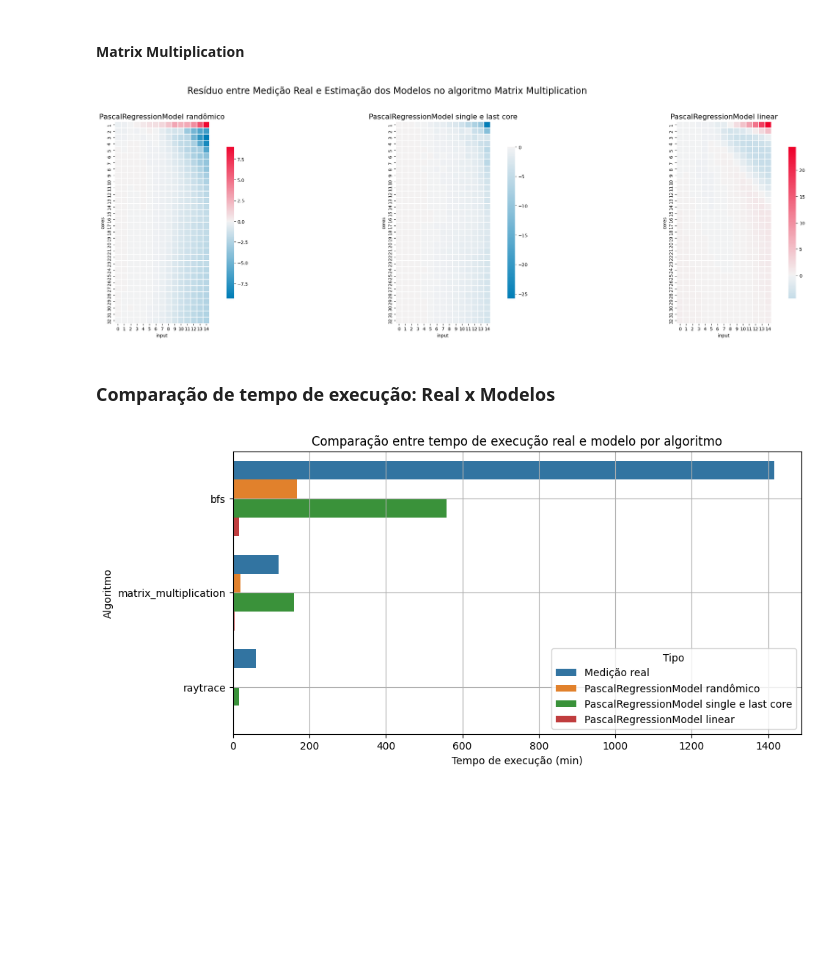
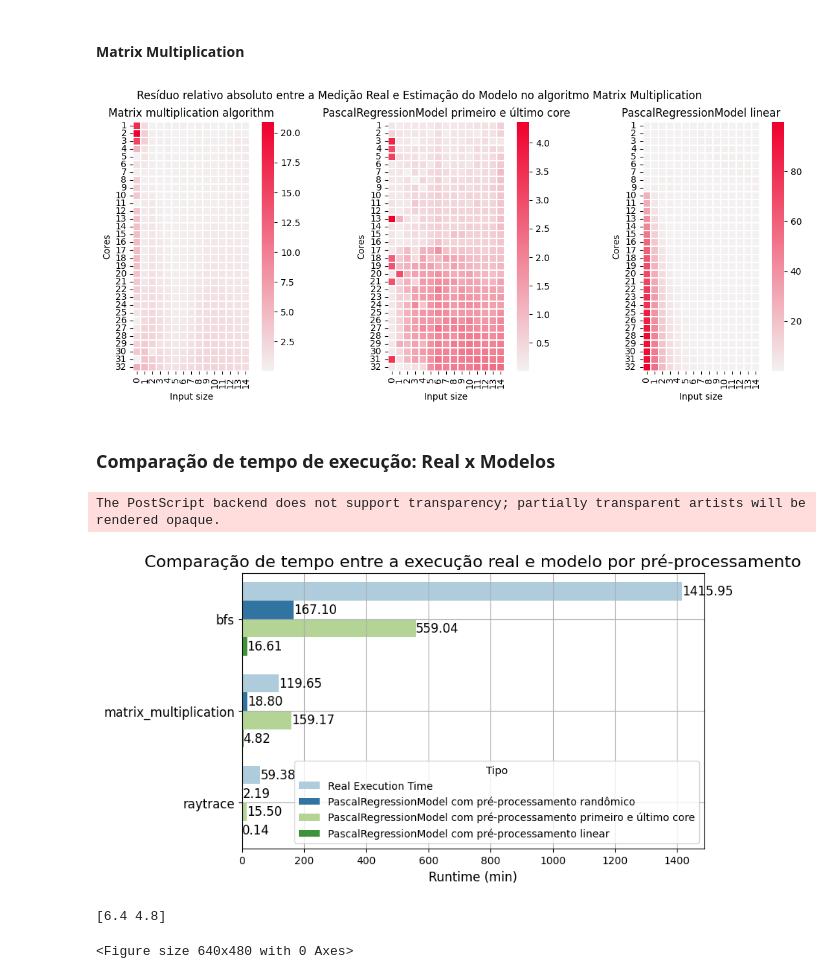
Before and after one commit to matheusslr/pascal-model-tcc, a Jupyter notebook: results_visualization.ipynb, the cells around one changed output. Cells and saved outputs as stored; diff of their text form; code cells hidden in the pictures; blank space fills up the shorter version.

```diff
--- a/results_visualization.ipynb
+++ b/results_visualization.ipynb
@@ -51,6 +51,8 @@ def merge_real_estimated(df, df_real):
 
         merged_df = pd.merge(df_real_aux, df_aux_grouped, on=['cores', 'input'], suffixes=('_real', '_random'))
         merged_df['exec_time_diff'] = merged_df['exec_time_real'] - merged_df['exec_time_random']
+        merged_df['erro_relativo'] = merged_df['exec_time_diff'] / merged_df['exec_time_real']
+        merged_df['erro_relativo_absoluto'] = abs(merged_df['exec_time_diff']) / abs(merged_df['exec_time_real'])
 
         merged_df_final = pd.concat([merged_df_final, merged_df])
 
@@ -272,15 +276,15 @@ plt.show()
 #### Matrix Multiplication
 # %%
 random_mm = merged_random_model[merged_random_model['algorithm'] == 'matrix_multiplication']
-pivot_random_mm = random_mm.pivot(index='cores', columns='input', values='exec_time_diff')
+pivot_random_mm = random_mm.pivot(index='cores', columns='input', values='erro_relativo_absoluto')
 
 merged_single_last_model = merge_real_estimated(df_model_single_last, df_real)
 single_last_mm = merged_single_last_model[merged_single_last_model['algorithm'] == 'matrix_multiplication']
-pivot_single_last_mm = single_last_mm.pivot(index='cores', columns='input', values='exec_time_diff')
+pivot_single_last_mm = single_last_mm.pivot(index='cores', columns='input', values='erro_relativo_absoluto')
 
 merged_liner_model = merge_real_estimated(df_model, df_real)
 linear_mm = merged_liner_model[merged_liner_model['algorithm'] == 'matrix_multiplication']
-pivot_linear_mm = linear_mm.pivot(index='cores', columns='input', values='exec_time_diff')
+pivot_linear_mm = linear_mm.pivot(index='cores', columns='input', values='erro_relativo_absoluto')
 # %%
 cmap = sns.diverging_palette(
     h_neg=240,
@@ -289,7 +293,7 @@ cmap = sns.diverging_palette(
     as_cmap=True,
 )
 
-fig, axes = plt.subplots(1, 3, figsize=(28, 8))
+fig, axes = plt.subplots(1, 3, figsize=(15, 5), gridspec_kw={'wspace': 0.05})
 
 sns.heatmap(
     pivot_random_mm,
@@ -301,13 +305,15 @@ sns.heatmap(
     linewidths=0.01,
     # annot=True,
     fmt='.2f',
-    annot_kws={"size": 12},
-    cbar_kws={"shrink": 0.75},
+    # annot_kws={"size": 12},
+    # cbar_kws={"shrink": 0.75},
     xticklabels=True,
     yticklabels=True,
     ax=axes[0]
 )
-axes[0].set_title('PascalRegressionModel randômico', fontsize=16)
+axes[0].set_title('Matrix multiplication algorithm')
+axes[0].set_xlabel('Input size')
+axes[0].set_ylabel('Cores')
 
 sns.heatmap(
     pivot_single_last_mm,
@@ -317,41 +323,46 @@ sns.heatmap(
     # vmax=1,
     square=True,
     linewidths=0.01,
     # annot=True,
     fmt='.2f',
-    annot_kws={"size": 12},
-    cbar_kws={"shrink": 0.75},
+    # annot_kws={"size": 12},
+    # cbar_kws={"shrink": 0.75},
     xticklabels=True,
     yticklabels=True,
     ax=axes[1]
 )
-axes[1].set_title('PascalRegressionModel single e last core', fontsize=16)
+axes[1].set_title('PascalRegressionModel primeiro e último core')
+axes[1].set_xlabel('Input size')
+axes[1].set_ylabel('Cores')
 
 
 sns.heatmap(
     pivot_linear_mm,
     cmap=cmap,
     center=0,
     # vmin=-1,
     # vmax=1,
     square=True,
     linewidths=0.01,
     # annot=True,
     fmt='.2f',
-    annot_kws={"size": 12},
-    cbar_kws={"shrink": 0.75},
+    # annot_kws={"size": 12},
+    # cbar_kws={"shrink": 0.75},
     xticklabels=True,
     yticklabels=True,
     ax=axes[2]
 )
-axes[2].set_title('PascalRegressionModel linear', fontsize=16)
+axes[2].set_title('PascalRegressionModel linear')
+axes[2].set_xlabel('Input size')
+axes[2].set_ylabel('Cores')
 
-plt.suptitle('Resíduo entre Medição Real e Estimação dos Modelos no algoritmo Matrix Multiplication', fontsize=20)
+plt.suptitle('Resíduo relativo absoluto entre a Medição Real e Estimação do Modelo no algoritmo Matrix Multiplication')
 
 plt.tight_layout(rect=[0, 0, 1, 0.95])
+plt.savefig('matrix_multiplication_residue.eps', format='eps')
 plt.show()
 # %% [output]
-[figure, old version]
+[figure, new version]
 # %% [markdown]
 ### Comparação de tempo de execução: Real x Modelos
 # %%
@@ -367,25 +378,41 @@ df_model_single_last = df_model_single_last.dropna()
 algorithms = df_real['algorithm'].unique()
 data = []
 for algo in algorithms:
-    data.append({'Algoritmo': algo, 'Tipo': 'Medição real',
+    data.append({'Algoritmo': algo, 'Tipo': 'Real Execution Time',
                 'Tempo': df_real[df_real['algorithm'] == algo]['exec_time'].sum() / 60})
-    data.append({'Algoritmo': algo, 'Tipo': 'PascalRegressionModel randômico',
+    data.append({'Algoritmo': algo, 'Tipo': 'PascalRegressionModel com pré-processamento randômico',
                 'Tempo': df_model_random[df_model_random['algorithm'] == algo]['exec_time'].sum() / 60})
-    data.append({'Algoritmo': algo, 'Tipo': 'PascalRegressionModel single e last core',
+    data.append({'Algoritmo': algo, 'Tipo': 'PascalRegressionModel com pré-processamento primeiro e último core',
                 'Tempo': df_model_single_last[df_model_single_last['algorithm'] == algo]['exec_time'].sum() / 60})
-    data.append({'Algoritmo': algo, 'Tipo': 'PascalRegressionModel linear',
+    data.append({'Algoritmo': algo, 'Tipo': 'PascalRegressionModel com pré-processamento linear',
                 'Tempo': df_model[df_model['algorithm'] == algo]['exec_time'].sum() / 60})
 
 df = pd.DataFrame(data)
 
-plt.figure(figsize=(10, 5))
-ax = sns.barplot(data=df, y='Algoritmo', x='Tempo', hue='Tipo', orient='h')
+# plt.figure(figsize=(24, 10))
+plt.figure(figsize=(8, 4.8))
+ax = sns.barplot(data=df, y='Algoritmo', x='Tempo', hue='Tipo', orient='h', palette='Paired')
 
-plt.ylabel('Algoritmo')
-plt.xlabel('Tempo de execução (min)')
-plt.title('Comparação entre tempo de execução real e modelo por algoritmo')
-plt.legend(title='Tipo', loc='lower right')
+# Adiciona anotações de texto sobre cada barra
+for container in ax.containers:
+    ax.bar_label(container, fmt='%.2f', label_type='edge', fontsize=12)
+
+# Ajusta a fonte dos labels do eixo Y (nomes dos algoritmos) com plt.yticks
+plt.yticks(fontsize=12)
+plt.yticks()
+
+plt.ylabel('')
+plt.xlabel('Runtime (min)', fontsize=12)
+plt.title('Comparação de tempo entre a execução real e modelo por pré-processamento', fontsize=16)
+# plt.legend(title='Type', loc='lower right', fontsize=12, title_fontsize=12)
 plt.grid()
+
+# Salva o gráfico sem transparência
+plt.savefig('time_comparision.eps', format='eps', transparent=False)
 plt.show()
+print(plt.figure().get_size_inches())
 # %% [output]
+The PostScript backend does not support transparency; partially transparent artists will be rendered opaque.
-[figure, old version]
+[figure, new version]
+[6.4 4.8]
+<Figure size 640x480 with 0 Axes>
```
Also changed, not shown: parts of 4 cells of this notebook, 4 other files.
